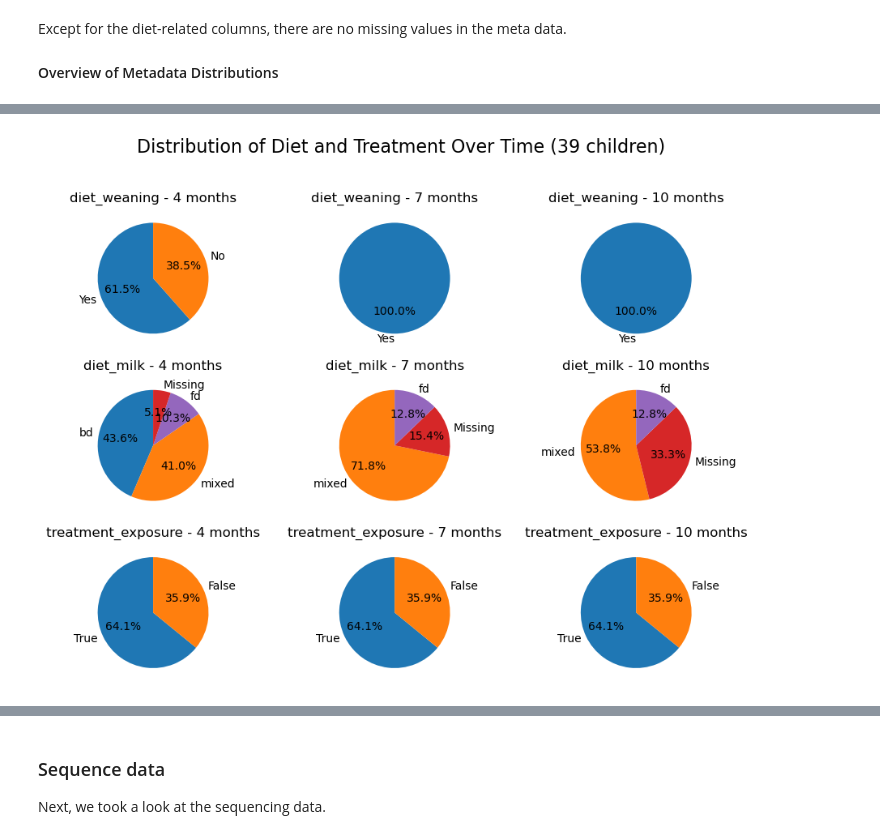
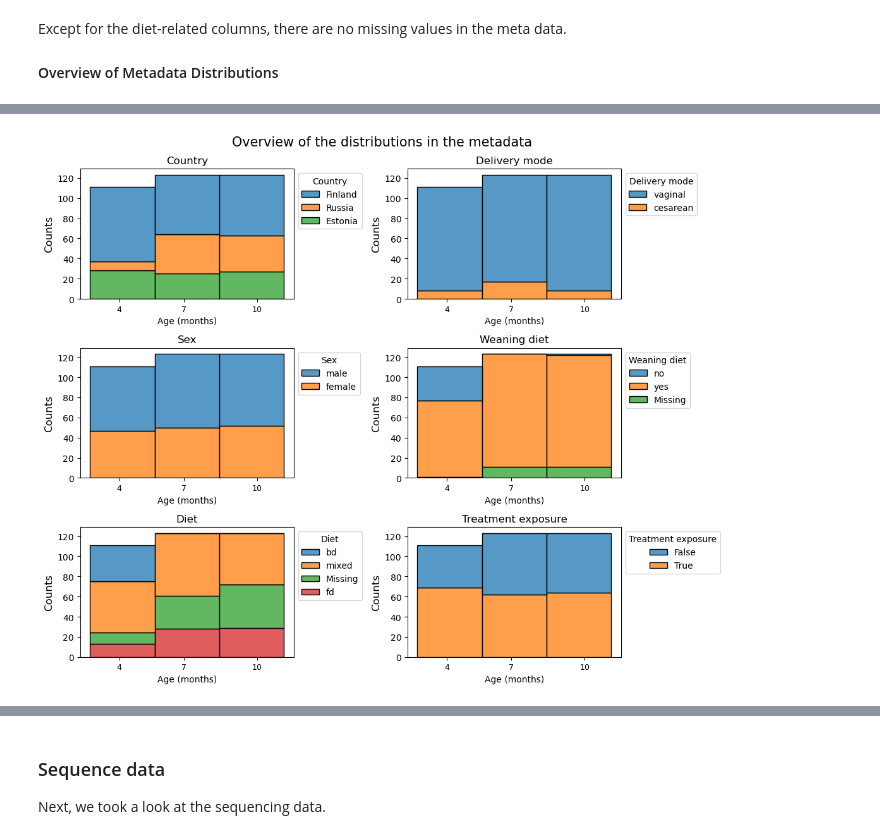
Before and after one commit to MasjaHoogendoorn/MicrobiomeAnalysis_TummyTribe, a Jupyter notebook: scripts/1_data_import_and_overview.ipynb, the cells around one changed output, grey strips where cells are left out. Drawn from its saved outputs; the diff is of its cells as text; code cells hidden in the pictures.

Commit message:
updated first notebook

```diff
--- a/scripts/1_data_import_and_overview.ipynb
+++ b/scripts/1_data_import_and_overview.ipynb
@@ -270,43 +303,34 @@ Now we also want to look at how the distribution of diet and treatment exposure
-# %%
-# I had help form ChatGPT for to create this plot
-# Identify children with all three ages
-samples_per_child = meta_merged.groupby('host_id')['age_months'].nunique()
-children_all_ages = samples_per_child[samples_per_child == 3].index
-
-# Filter and take first sample per age per child
-meta_one_per_age = meta_merged[meta_merged['host_id'].isin(children_all_ages)].groupby(['host_id', 'age_months'], as_index=False).first()
-# print(meta_one_per_age.head(6))
-
-variables = ['diet_weaning', 'diet_milk', 'treatment_exposure']
-ages = [4, 7, 10]
-number_children = meta_one_per_age.shape[0]//3
-
-# Fixed color maps (keys match the actual data types)
-cmap = {
-    'diet_weaning': {'Yes': 'tab:blue', 'No': 'tab:orange', 'Missing': 'tab:red'},
-    'diet_milk': {'bd': 'tab:blue', 'mixed': 'tab:orange', 'fd': 'tab:purple', 'Missing': 'tab:red'},
-    'treatment_exposure': {True: 'tab:blue', False: 'tab:orange', 'Missing': 'tab:red'}
-}
-
-# Replace missing values and normalize strings/booleans to match cmap
-meta_one_per_age['diet_weaning'] = meta_one_per_age['diet_weaning'].fillna('Missing').astype(str).str.capitalize()
-meta_one_per_age['diet_milk'] = meta_one_per_age['diet_milk'].fillna('Missing').astype(str)
-meta_one_per_age['treatment_exposure'] = meta_one_per_age['treatment_exposure'].fillna('Missing')
-
-fig, axes = plt.subplots(len(variables), len(ages), figsize=(9, 7))
-fig.suptitle(f"Distribution of Diet and Treatment Over Time ({number_children} children)", fontsize=16)
-
-for i, var in enumerate(variables):
-    for j, age in enumerate(ages):
-        ax = axes[i, j]
-        data = meta_one_per_age[meta_one_per_age['age_months'] == age][var]
-        counts = data.value_counts(dropna=False)
-        counts.index = counts.index.fillna('Missing')
-        colors = [cmap[var].get(x, '#cccccc') for x in counts.index]  # default grey if missing in cmap
-        ax.pie(counts, labels=counts.index, autopct='%1.1f%%', startangle=90, colors = colors)
-        ax.set_title(f'{var} - {age} months')
-
-plt.tight_layout(rect=[0, 0, 1, 0.96])
-plt.show()
-# %% [output]
-[figure, removed]
+# %%
+# Plot the distribution of the metadata columns with age as additional information
+plot_data = meta_merged.copy()
+cat_col = ['geo_location_name', 'delivery_mode', 'sex', 'diet_weaning', 'diet_milk', 'treatment_exposure']
+cat_names = ['Country', 'Delivery mode', 'Sex', 'Weaning diet', 'Diet', 'Treatment exposure']
+
+fig, axes = plt.subplots(3, 2, figsize=(11, 9))
+axes = axes.flatten() # for axis enumeration
+fig.suptitle('Overview of the distributions in the metadata', fontsize=15)
+
+for i, col in enumerate(cat_col):
+    ax = axes[i]
+
+    # Fill missing values with 'Missing' for plotting
+    plot_data[col] = plot_data[col].fillna('Missing')
+
+    sns.histplot(data=plot_data, x='age_days', hue=col, multiple="stack", bins=3, ax=ax)
+    ax.set_title(cat_names[i])
+    ax.set_ylabel("Counts", fontsize=12)
+    ax.set_xticks([140, 210, 290])  # positions in days
+    ax.set_xticklabels([4, 7, 10], fontsize = 9)
+    ax.set_xlabel("Age (months)", fontsize=10)
+
+    # Get the legend created by Seaborn and reposition it
+    # Get the legend and reposition it
+    legend = ax.get_legend()
+    if legend is not None:
+        legend.set_title(cat_names[i])
+        legend.set_bbox_to_anchor((1, 1))
+        legend._loc = 2
+
+plt.tight_layout()
+# %% [output]
+[figure, added]
```
Also changed, not shown: parts of 22 cells of this notebook.
